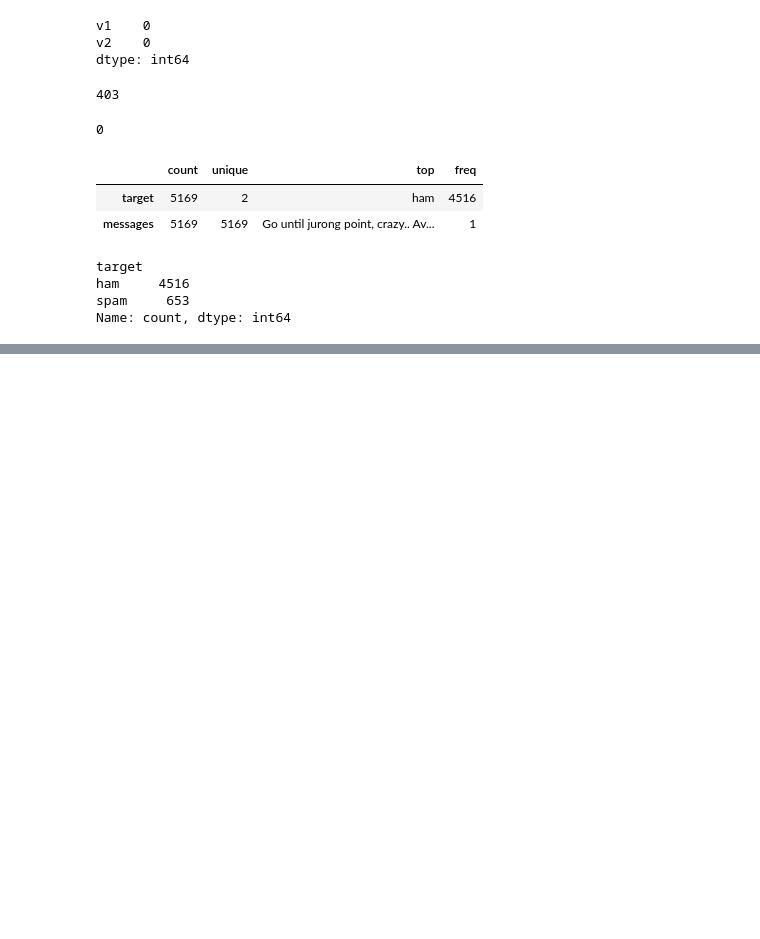
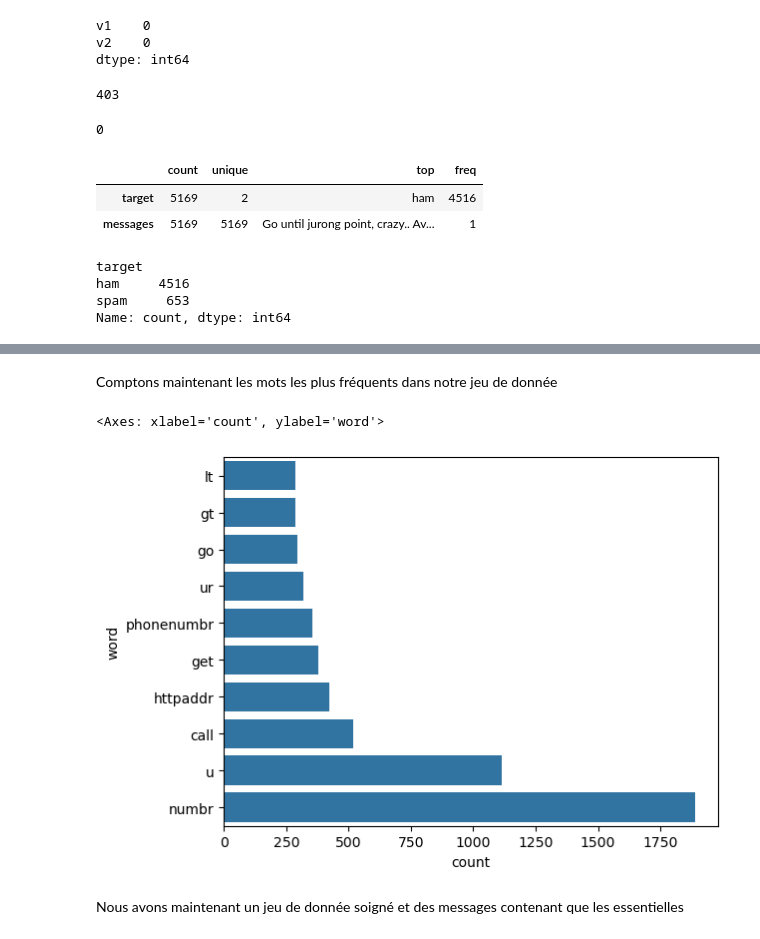
Before and after one commit to A-Anjara/SMS-Classification, a Jupyter notebook: SMS Spam Classification.ipynb, the cells around one changed output, grey strips where cells are left out. Saved outputs shown, nothing was run; the diff lists cells and outputs as text; code cells hidden in the pictures; blank space fills up the shorter version.

```diff
--- a/SMS Spam Classification.ipynb
+++ b/SMS Spam Classification.ipynb
@@ -78,0 +82,33 @@ Name: count, dtype: int64
+# %%
+lemmatizer = WordNetLemmatizer()
+stop_word = set(stopwords.words('english'))
+for i in range(df.shape[0]):
+    # Substitution des emails , liens , téléphones sous une format uniforme
+    mess_1 = re.sub(r'\b[\w\-.]+?@\w+?\.\w{2,4}\b', 'emailaddr', df.iloc[i,1])
+    mess_1 = re.sub(r'(http[s]?\S+)|(\w+\.[A-Za-z]{2,4}\S*)', 'httpaddr', mess_1)
+    mess_1 = re.sub(r'£|\$', 'moneysymb', mess_1)
+    mess_1 = re.sub(r'\b(\+\d{1,2}\s)?\d?[\-(.]?\d{3}\)?[\s.-]?\d{3}[\s.-]?\d{4}\b', 'phonenumbr', mess_1)
+    mess_1 = re.sub(r'\d+(\.\d+)?', 'numbr', mess_1)
+    # Suppression des ponctuations
+    mess_1 = re.sub(r'[^\w\d\s]', ' ', mess_1)
+    mess_1 = re.sub(r'[^A-Za-z]', ' ', mess_1).lower()
+    # Tokenization du message
+    mess_1 = word_tokenize(mess_1)
+    message = []
+    for word in mess_1:
+        if word not in stop_word:
+            # Lemmatization des mots
+            message.append(lemmatizer.lemmatize(word))
+    df.iloc[i, 1] = " ".join(message)
+# %% [markdown]
+Comptons maintenant les mots les plus fréquents dans notre jeu de donnée
+# %%
+counter = collections.Counter([word for sentence in df["messages"] for word in sentence.split()])
+
+df_counted = pd.DataFrame(counter.most_common(10),columns=["word","count"]).sort_values(by=["count"])
+sns.barplot(df_counted,x="count",y="word",orient='horizontal')
+# %% [output]
+<Axes: xlabel='count', ylabel='word'>
+[figure, added]
+# %% [markdown]
+Nous avons maintenant un jeu de donnée soigné et des messages contenant que les essentielles
```
Also changed, not shown: parts of 4 cells of this notebook, 2 other files.
